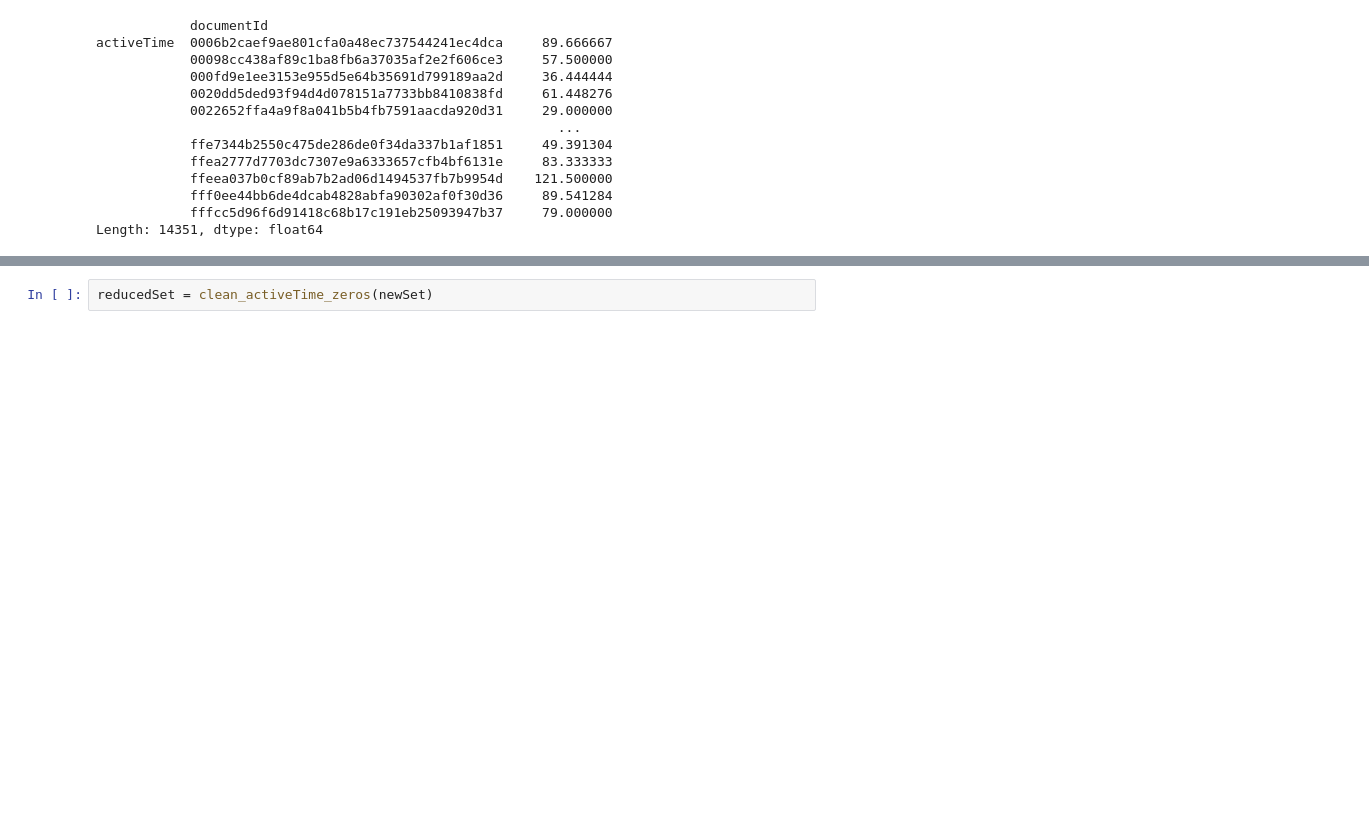
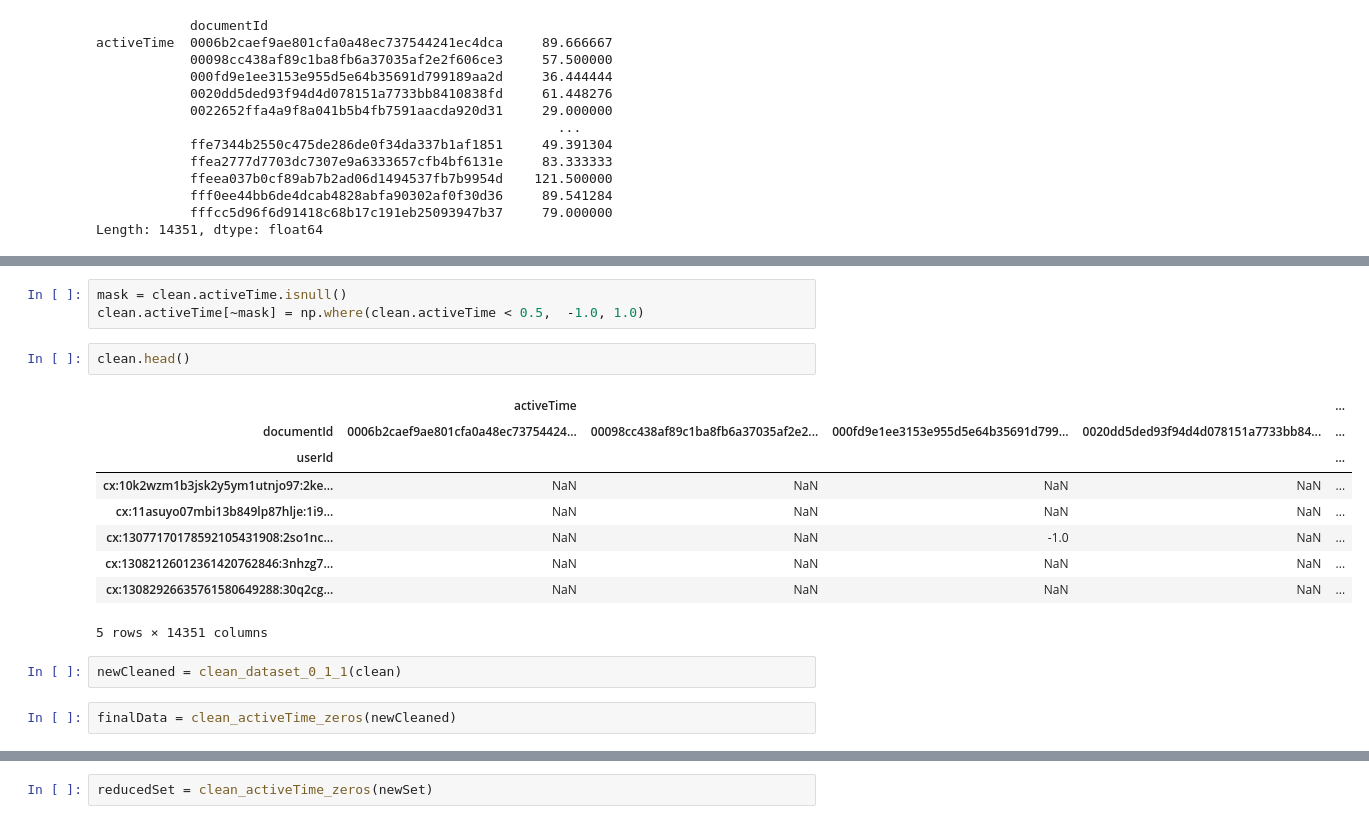
Before and after one commit to VanjaO/Recommender, a Jupyter notebook: Recommender.ipynb, the cells around one changed output, grey strips where cells are left out. Cells and saved outputs as stored; diff of their text form; blank space fills up the shorter version.

```diff
--- a/Recommender.ipynb
+++ b/Recommender.ipynb
@@ -211,0 +353,19 @@ Length: 14351, dtype: float64
+# %%
+mask = clean.activeTime.isnull()
+clean.activeTime[~mask] = np.where(clean.activeTime < 0.5,  -1.0, 1.0)
+# %%
+clean.head()
+# %% [output]
+|  | activeTime |  |  |  | ... |
+| documentId | 0006b2caef9ae801cfa0a48ec73754424... | 00098cc438af89c1ba8fb6a37035af2e2... | 000fd9e1ee3153e955d5e64b35691d799... | 0020dd5ded93f94d4d078151a7733bb84... | ... |
+| userId |  |  |  |  | ... |
+| cx:10k2wzm1b3jsk2y5ym1utnjo97:2ke... | NaN | NaN | NaN | NaN | ... |
+| cx:11asuyo07mbi13b849lp87hlje:1i9... | NaN | NaN | NaN | NaN | ... |
+| cx:13077170178592105431908:2so1nc... | NaN | NaN | -1.0 | NaN | ... |
+| cx:13082126012361420762846:3nhzg7... | NaN | NaN | NaN | NaN | ... |
+| cx:13082926635761580649288:30q2cg... | NaN | NaN | NaN | NaN | ... |
+5 rows × 14351 columns
+# %%
+newCleaned = clean_dataset_0_1_1(clean)
+# %%
+finalData = clean_activeTime_zeros(newCleaned)
```
Also changed, not shown: parts of 19 cells of this notebook, 1 other file.
